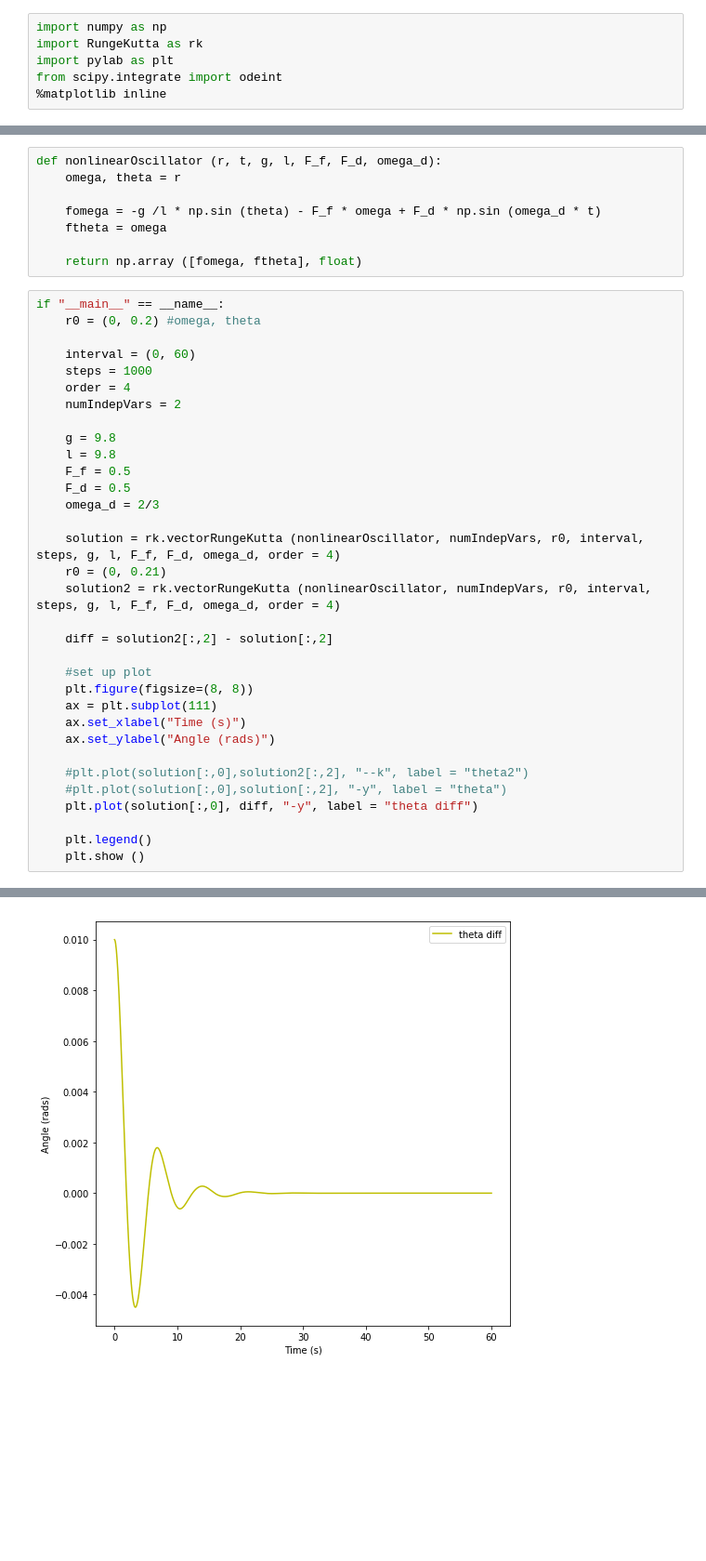
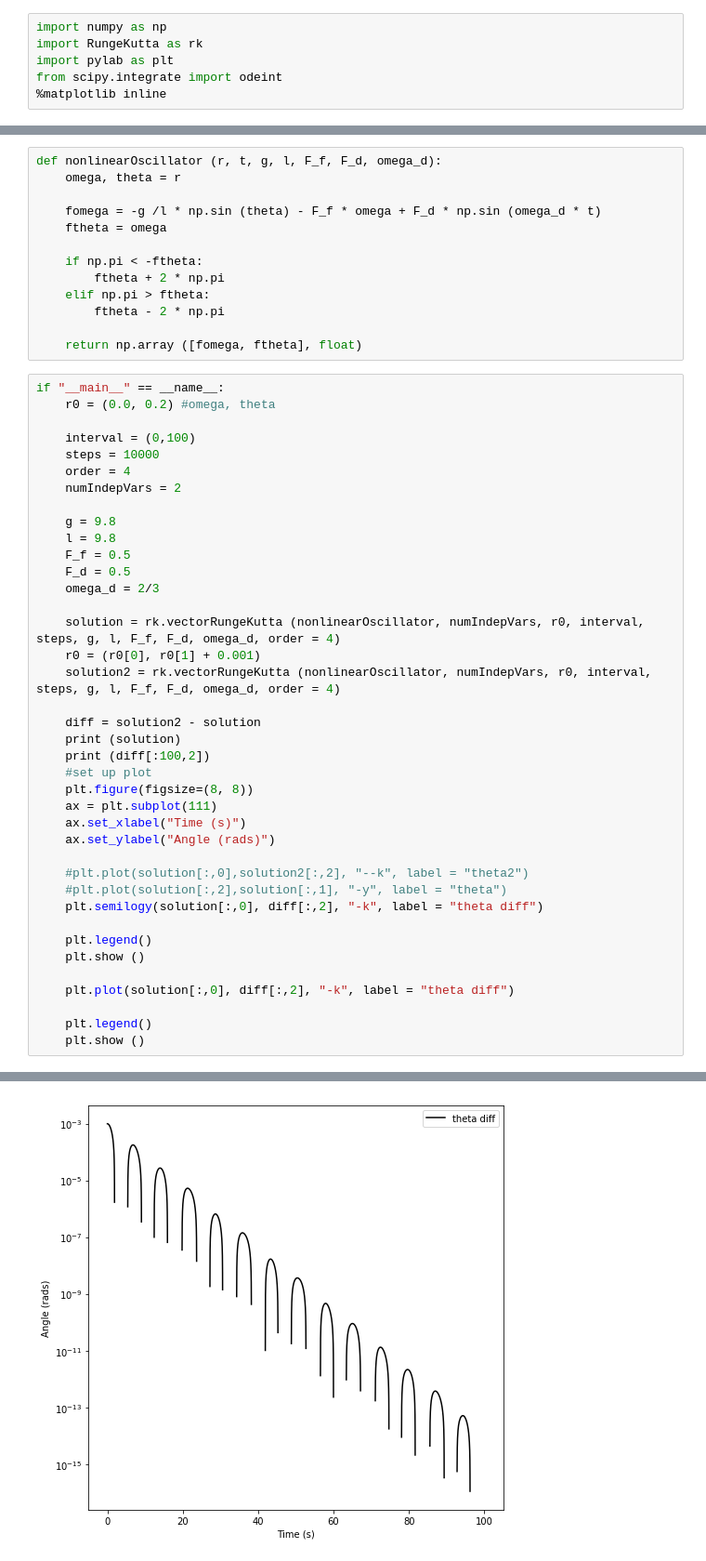
Before and after one commit to DannieWright/Final_Project, a Jupyter notebook: Final Project.ipynb, the cells around one changed output, grey strips where cells are left out. Shown at 93% size. Saved outputs shown, nothing was run; the diff lists cells and outputs as text; blank space fills up the shorter version.

```diff
--- a/Final Project.ipynb
+++ b/Final Project.ipynb
@@ -165,13 +105,18 @@ def nonlinearOscillator (r, t, g, l, F_f, F_d, omega_d):
     fomega = -g /l * np.sin (theta) - F_f * omega + F_d * np.sin (omega_d * t)
     ftheta = omega
 
+    if np.pi < -ftheta:
+        ftheta + 2 * np.pi
+    elif np.pi > ftheta:
+        ftheta - 2 * np.pi
+
     return np.array ([fomega, ftheta], float)
 # %%
 if "__main__" == __name__:
-    r0 = (0, 0.2) #omega, theta
+    r0 = (0.0, 0.2) #omega, theta
 
-    interval = (0, 60)
-    steps = 1000
+    interval = (0,100)
+    steps = 10000
     order = 4
     numIndepVars = 2
 
@@ -182,11 +127,12 @@ if "__main__" == __name__:
     omega_d = 2/3
 
     solution = rk.vectorRungeKutta (nonlinearOscillator, numIndepVars, r0, interval, steps, g, l, F_f, F_d, omega_d, order = 4)
-    r0 = (0, 0.21)
+    r0 = (r0[0], r0[1] + 0.001)
     solution2 = rk.vectorRungeKutta (nonlinearOscillator, numIndepVars, r0, interval, steps, g, l, F_f, F_d, omega_d, order = 4)
 
-    diff = solution2[:,2] - solution[:,2]
-
+    diff = solution2 - solution
+    print (solution)
+    print (diff[:100,2])
     #set up plot
     plt.figure(figsize=(8, 8))
     ax = plt.subplot(111)
@@ -194,9 +140,14 @@ if "__main__" == __name__:
     ax.set_ylabel("Angle (rads)")
 
     #plt.plot(solution[:,0],solution2[:,2], "--k", label = "theta2")
-    #plt.plot(solution[:,0],solution[:,2], "-y", label = "theta")
-    plt.plot(solution[:,0], diff, "-y", label = "theta diff")
+    #plt.plot(solution[:,2],solution[:,1], "-y", label = "theta")
+    plt.semilogy(solution[:,0], diff[:,2], "-k", label = "theta diff")
 
     plt.legend()
     plt.show ()
+
+    plt.plot(solution[:,0], diff[:,2], "-k", label = "theta diff")
+
+    plt.legend()
+    plt.show ()
 # %% [output]
@@ -203 +171 @@ if "__main__" == __name__:
-[figure, old version]
+[figure, new version]
```
Also changed, not shown: parts of 4 cells of this notebook, 1 other file.
